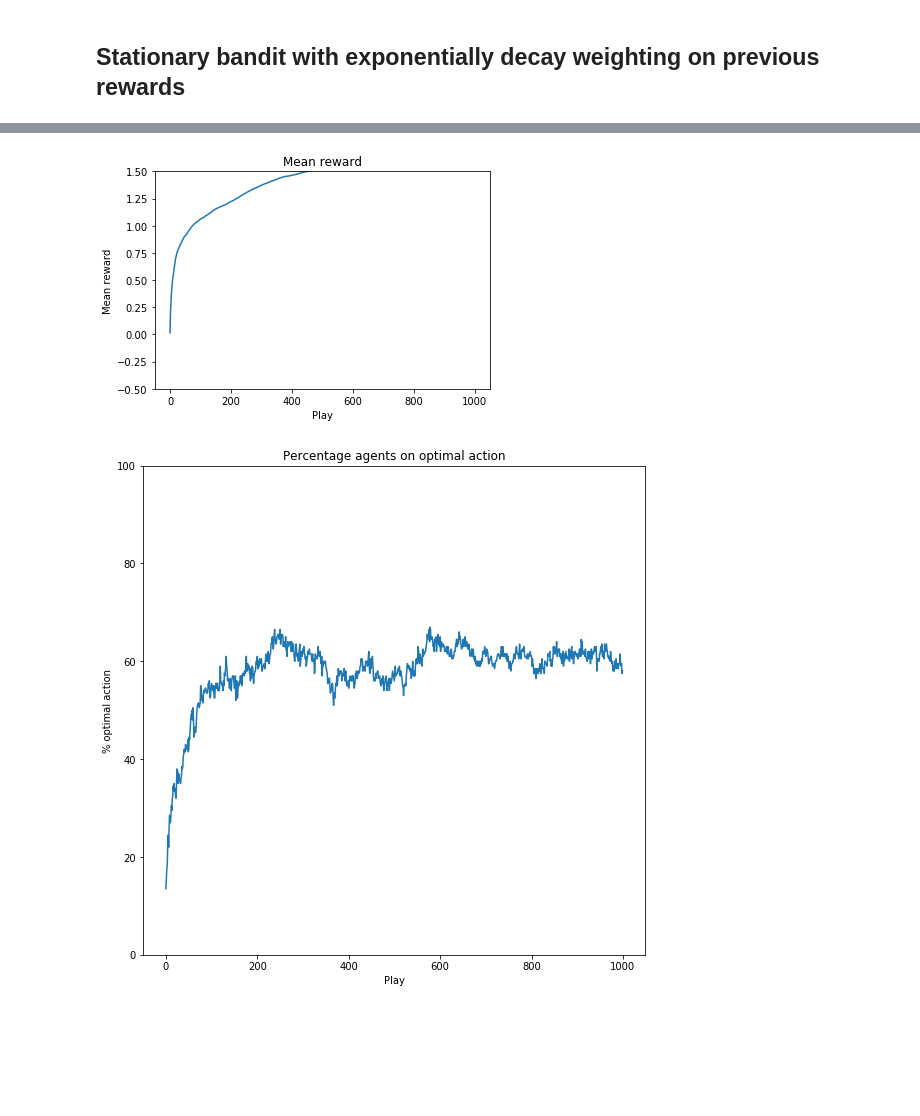
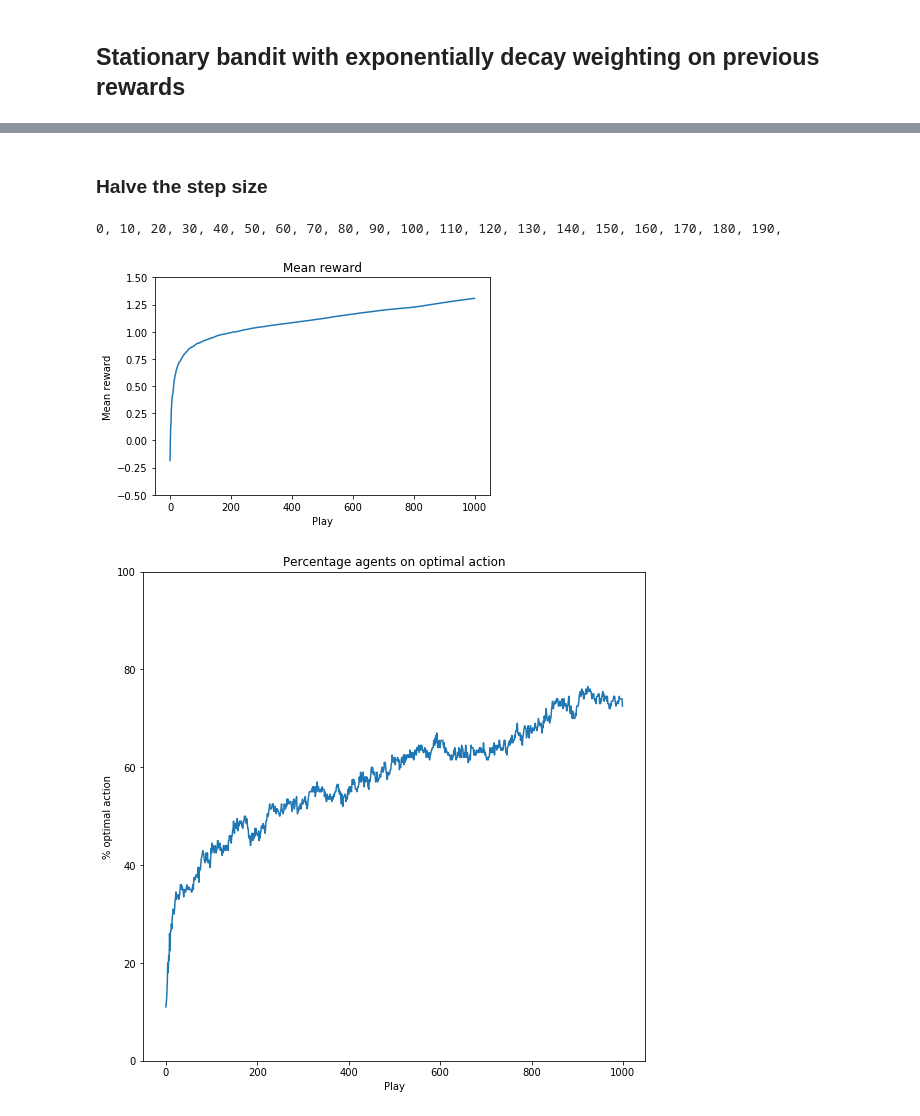
Before and after one commit to samdjstephens/reinforce, a Jupyter notebook: 10 Armed Bandit.ipynb, the cells around one changed output, grey strips where cells are left out. Drawn from its saved outputs; the diff is of its cells as text; code cells hidden in the pictures; blank space fills up the shorter version.

```diff
--- a/10 Armed Bandit.ipynb
+++ b/10 Armed Bandit.ipynb
@@ -174,5 +197,12 @@ ns_reward_avg, ns_optimal_actions = run(bandit_factory=partial(make_bandit, 10,
-# %%
-plot_agent_stats(ns_reward_avg, ns_optimal_actions)
-# %% [output]
-[figure, removed]
-[figure, removed]
+# %% [markdown]
+### Halve the step size
+# %%
+ns_reward_avg2, ns_optimal_actions2 = run(bandit_factory=partial(make_bandit, 10, BanditType=NonStationaryBandit),
+                                          agent_factory=partial(make_agent, 10, 0,
+                                                                AgentType=ConstantStepSizeAgent,
+                                                                agent_kwargs={'explore_chance': 0.1,
+                                                                              'step_size': 0.05}))
+# %% [output]
+0, 10, 20, 30, 40, 50, 60, 70, 80, 90, 100, 110, 120, 130, 140, 150, 160, 170, 180, 190,
+[figure, added]
+[figure, added]
```
Also changed, not shown: parts of 13 cells of this notebook.
